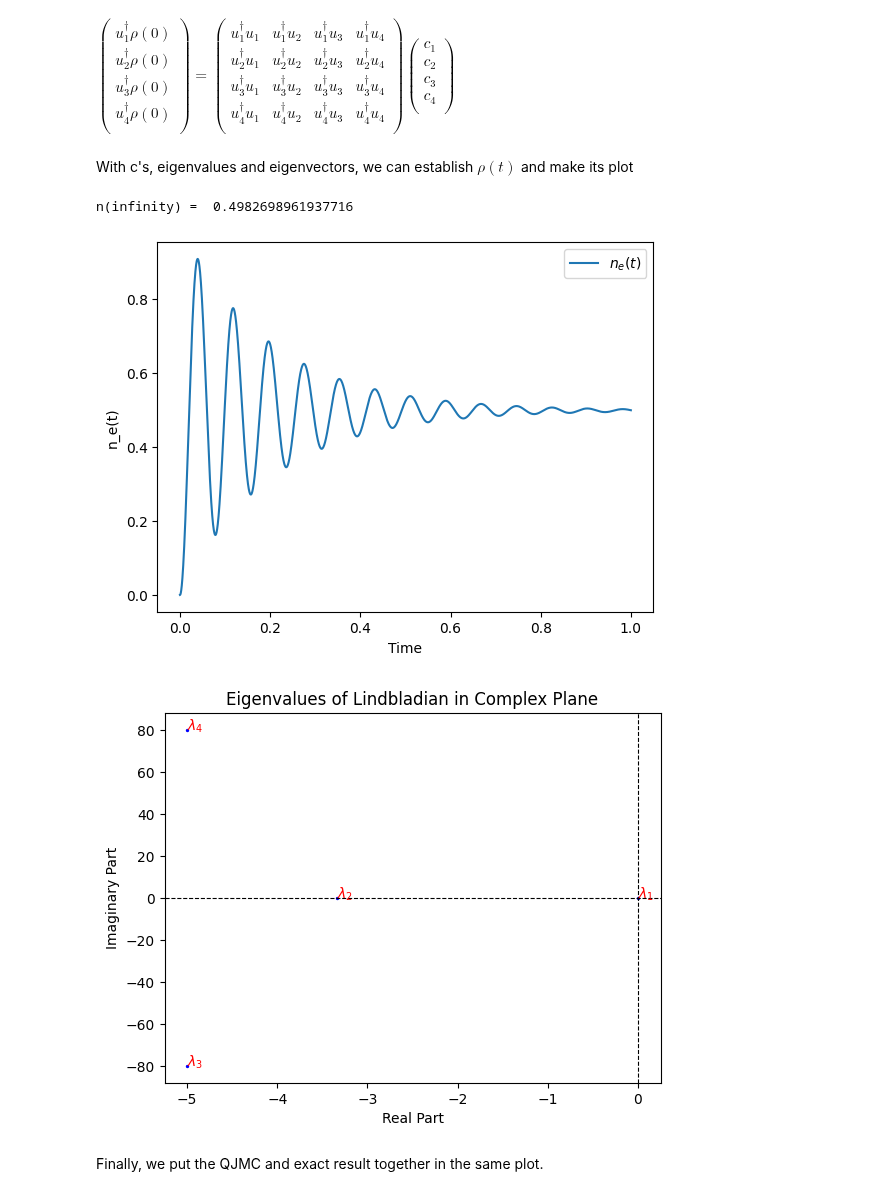
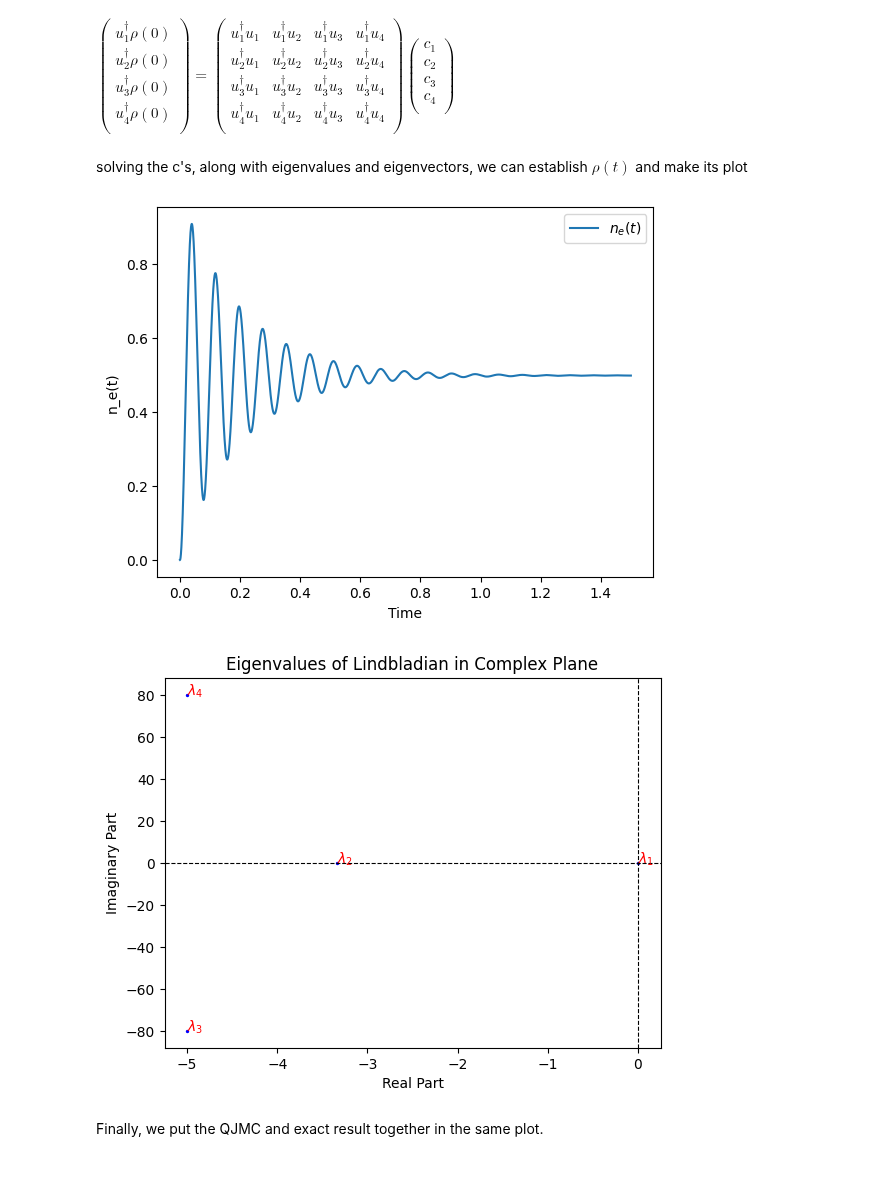
Before and after one commit to JSKao/Computational-Quantum-Many-Body-Physics, a Jupyter notebook: OpenQuantumNEW.ipynb, the cells around one changed output. Saved outputs shown, nothing was run; the diff lists cells and outputs as text; code cells hidden in the pictures.

```diff
--- a/OpenQuantumNEW.ipynb
+++ b/OpenQuantumNEW.ipynb
@@ -103,7 +146,7 @@ def effective_Hamiltonian(H, L_ops, gamma_values):
 # Input: (2^n x 1 arrays), (2^n x 2^n matrix)
 # Output: (2^n x 1 arrays)
 def jump(state, gamma, L):
-    state = gamma * L @ state
+    state = gamma * (L @ state)
     state = state / np.sqrt((dagger(state)@state))  # Keep normalized
     return state
 
@@ -288,16 +338,16 @@ L_ops = [S_minus[0][0]]
 gamma_values = [40/6]
 
 # Set up initial state and time parameters
-phi = phi_g[0][0]
-total_time = 1.0
-dt = 0.0002
+phi = g
+total_time = 1.5
+dt = 0.0001
 
 # Start N-trajectory simulation
 N = 1000
-state_vecs, n_e_values, time_values, phi_img = multiple_simulations(N, phi, H, L_ops, gamma_values, total_time, dt)
+state_vecs, n_e_values, time_values, jump_num_values, index_num_values = multiple_simulations(N, phi, H, L_ops, gamma_values, total_time, dt)
 
 # Reminder for the outcome data:
-# state_vecs = [ {phi(t)}_1, {phi(t)}_2, ...., {phi(t)}_N ]
+# state_vecs = [ [phi(t)]_1, [phi(t)]_2, ...., [phi(t)]_N ]
 # n_e_values = [ [{n_e(t)}]_1, [{n_e(t)}]_2, ...., [{n_e(t)}]_N ]
 # time_values = [t1, t2,....., t_total]
 
@@ -330,12 +380,4 @@ plt.xlabel('Time')
 plt.ylabel('n_e_avg(t)')
 plt.legend()
 plt.show()
-
-plt.figure(figsize=(8,6))
-plt.plot(time_values, phi_img, label='img_trace(rho)')
-plt.title('Imaginart part of trace of density matrix Evolution')
-plt.xlabel('Time')
-plt.ylabel('IM[trace(rho)(t)]')
-plt.legend()
-plt.show()
 # %% [output]
@@ -424,4 +467,8 @@ Thus, $n_{e}(t = \infty)= tr(\ket{e}\bra{e}\rho_{ss}) = tr(
     0 & 1 \\
 \end{pmatrix}
 \rho_{ss}) = \frac{1}{2+\frac{\gamma^{2}}{4\Omega^{2}}}$
+# %%
+# Define the value excitation density of the stationary state
+gamma = omega / 6
+ne_infty = 1/ (2+gamma**2/(4*omega**2))
 # %% [markdown]
@@ -463,21 +510,19 @@ $
 \end{pmatrix}
 $
 # %% [markdown]
-With c's, eigenvalues and eigenvectors, we can establish $\rho(t)$ and make its plot
+solving the c's, along with eigenvalues and eigenvectors, we can establish $\rho(t)$ and make its plot
 # %%
-omega = 40
-gamma = omega/6
-print("n(infinity) = ", 1/(2+gamma**2/(4*omega**2)))
+# Initial state
+u0 = np.array([1, 0, 0, 0], dtype=complex)
 
-u0 = np.array([1, 0, 0, 0], dtype=complex)
-ue = np.array([0, 0, 0, 1], dtype=complex)
-# Eigenvectors
+# Define the eigenvectors we've solved
 u1 = np.array([1+gamma**2/(4*omega**2), 1j*gamma/(2*omega), -1j*gamma/(2*omega), 1], dtype=complex)
 u2 = np.array([0, 1, 1, 0], dtype=complex)
 u3 = np.array([-1, 1j*8*omega/(gamma+np.sqrt(gamma**2-64*omega**2,dtype=complex)), -1j*8*omega/(gamma+np.sqrt(gamma**2-64*omega**2,dtype=complex)), 1], dtype=complex)
 u4 = np.array([-1, -1j*8*omega/(-gamma+np.sqrt(gamma**2-64*omega**2,dtype=complex)), 1j*8*omega/(-gamma+np.sqrt(gamma**2-64*omega**2,dtype=complex)), 1], dtype=complex)
 u = [u1, u2, u3, u4]
-# Eigenvalues
+
+# Define the eigenvalues we've solved
 l1 = 0
 l2 = -gamma/2
 l3 = 1/4 * (-3*gamma - np.sqrt(gamma**2 - 64*omega**2, dtype=complex))
@@ -504,41 +549,42 @@ def Rho(parameters, t):
     return state
 
 
-t_values = np.linspace(0, 1, 5000)
+t_values = np.linspace(0, 1.5, 15000)
 
+# Construct the excitation density ne(t)
 ne = []
+ne_infty_values = []
 for t in t_values:
     norm = Rho(parameters, t)[0] + Rho(parameters, t)[3]
     ne.append(Rho(parameters, t)[3]/norm)
+    ne_infty_values.append(ne_infty)
 
 # Plot
-t_values = np.linspace(0, 1, 5000)
 n_e_values = np.array(ne)
 plt.plot(t_values, n_e_values, label=r'$n_e(t)$')
 plt.xlabel('Time')
 plt.ylabel('n_e(t)')
 plt.legend()
 plt.show()
 
 # Plot the eigenvalues on complex plane.
 real_parts = np.real(l)
 imag_parts = np.imag(l)
 plt.scatter(real_parts, imag_parts, color='blue', s=2)
 plt.xlabel('Real Part')
 plt.ylabel('Imaginary Part')
 plt.title('Eigenvalues of Lindbladian in Complex Plane')
 
 for i, txt in enumerate(l):
     plt.annotate(f'$\lambda_{i+1}$', (real_parts[i], imag_parts[i]), color='red')
 
 # plot imaginary part axis
 plt.axhline(y=0, color='black', linestyle='--', linewidth=0.8)
 # plot real part axis
 plt.axvline(x=0, color='black', linestyle='--', linewidth=0.8)
 plt.show()
 # %% [output]
-n(infinity) =  0.4982698961937716
-[figure, old version]
+[figure, new version]
 [figure]
 # %% [markdown]
 Finally, we put the QJMC and exact result together in the same plot.
```
Also changed, not shown: parts of 50 cells of this notebook.
